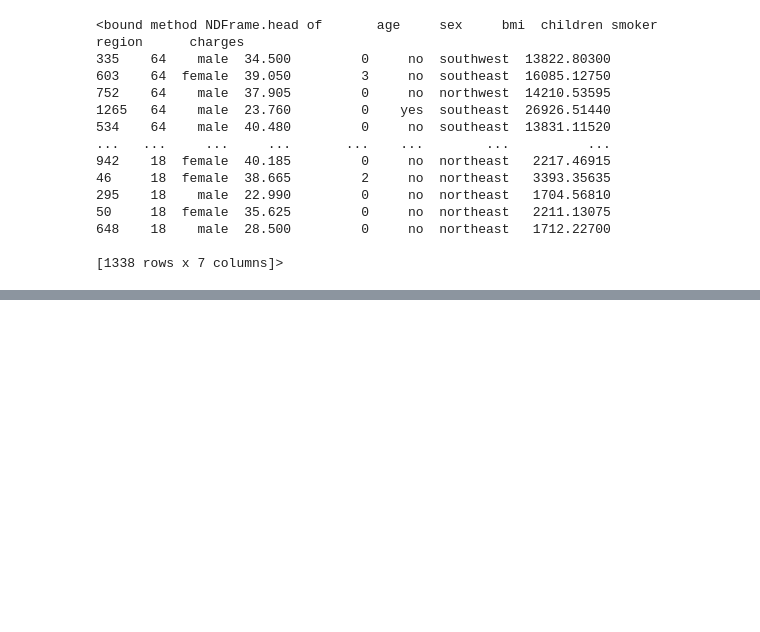
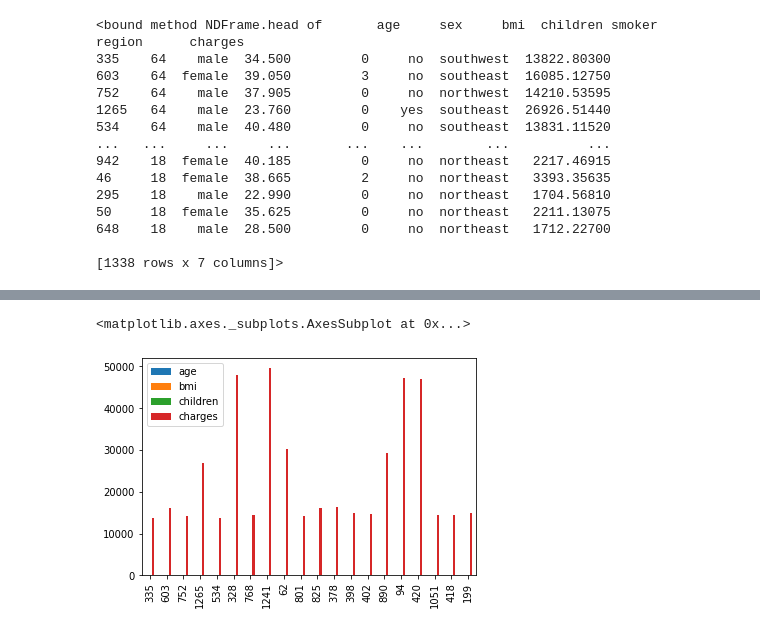
Before and after one commit to QuinAmii/-content-Queen-Echerenwa-Data-Science-Assignment, a Jupyter notebook: Data_Science_Project.ipynb, the cells around one changed output, grey strips where cells are left out. Drawn from its saved outputs; the diff is of its cells as text; code cells hidden in the pictures; blank space fills up the shorter version.

```diff
--- a/Data_Science_Project.ipynb
+++ b/Data_Science_Project.ipynb
@@ -88,4 +88,4 @@ print ("Duplicate Rows based on 'age' and region :") #No duplicate dictated.
 # %% [output]
 Duplicate Rows based on 'age' and region :
 # %%
-ranked = insurance.sort_values (by= ["age",], ascending=False)
+insurance = insurance.sort_values (by= ["age",], ascending=False)
@@ -107,0 +108,2 @@ ranked
+# %%
+insurance = insurance.drop([1,1338], axis=0)
@@ -122,3 +126,5 @@ ranked.head
 648    18    male  28.500         0     no  northeast   1712.22700
 
 [1338 rows x 7 columns]>
+# %%
+top20_age = insurance.head(20)
@@ -124,0 +151,5 @@ ranked.head
+# %%
+top20_age.plot(kind = 'bar')
+# %% [output]
+<matplotlib.axes._subplots.AxesSubplot at 0x...>
+[figure, added]
```
Also changed, not shown: parts of 6 cells of this notebook.
